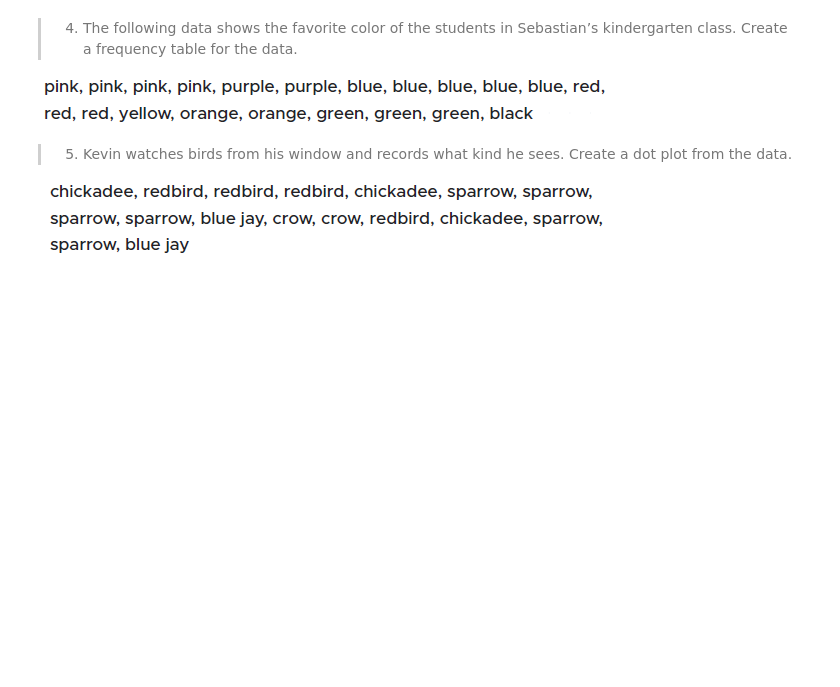
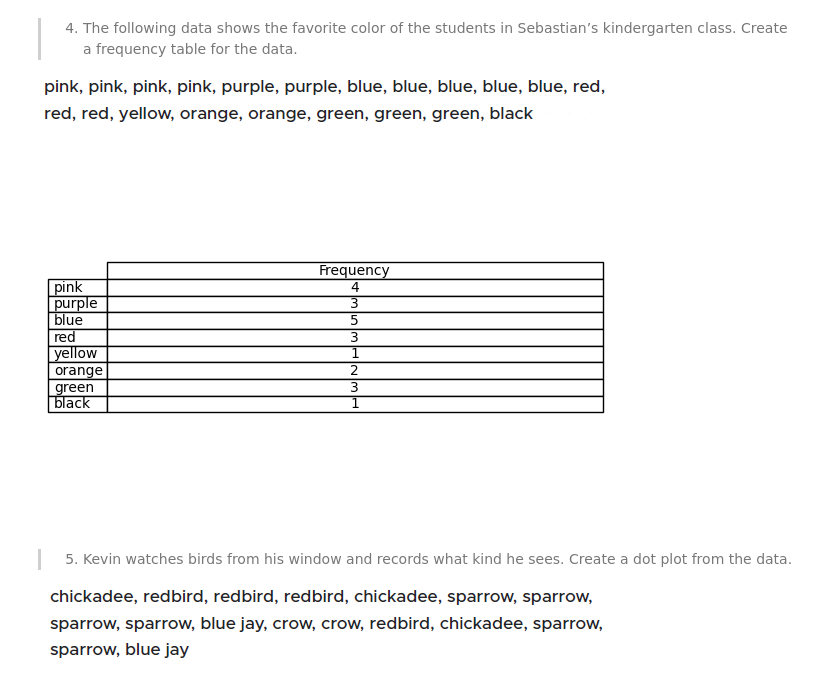
Before and after one commit to acasasis-dev/become-a-probability-n-statistics-master, a Jupyter notebook: bonus/section-02-visualizing-data/exercise-06-frequency-tables-n-dot-plots.ipynb, the cells around one changed output. Saved outputs shown, nothing was run; the diff lists cells and outputs as text; code cells hidden in the pictures; blank space fills up the shorter version.

```diff
--- a/bonus/section-02-visualizing-data/exercise-06-frequency-tables-n-dot-plots.ipynb
+++ b/bonus/section-02-visualizing-data/exercise-06-frequency-tables-n-dot-plots.ipynb
@@ -104,6 +104,27 @@ plt.show()
 Sebastian’s kindergarten class. Create a frequency table for the data.
 
 ![image.png](attachment:image.png)
+# %%
+columns = ['Frequency']
+rows = ['pink', 'purple', 'blue', 'red', 'yellow', 'orange', 'green', 'black']
+data = [
+	[4], [3], [5], [3], [1], [2], [3], [1]
+]
+
+fig, ax = plt.subplots()
+ax.axis('off')
+
+table = plt.table(
+	colLabels=columns,
+	rowLabels=rows,
+	cellText=data,
+	loc='center',
+	cellLoc='center'
+)
+
+plt.show()
+# %% [output]
+[figure, added]
 # %% [markdown]
 > 5. Kevin watches birds from his window and records what kind he sees.
 Create a dot plot from the data.
```
Also changed, not shown: parts of 3 cells of this notebook.
